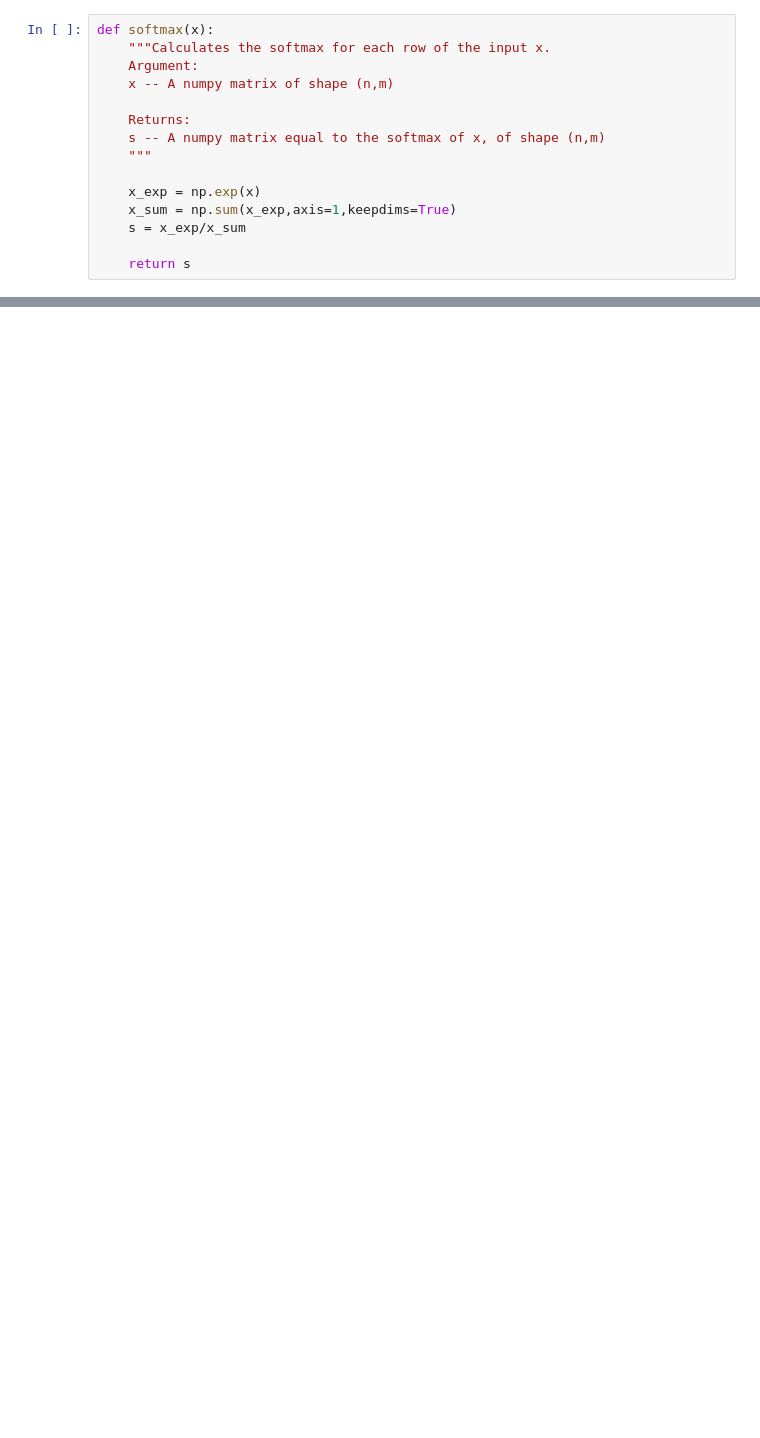
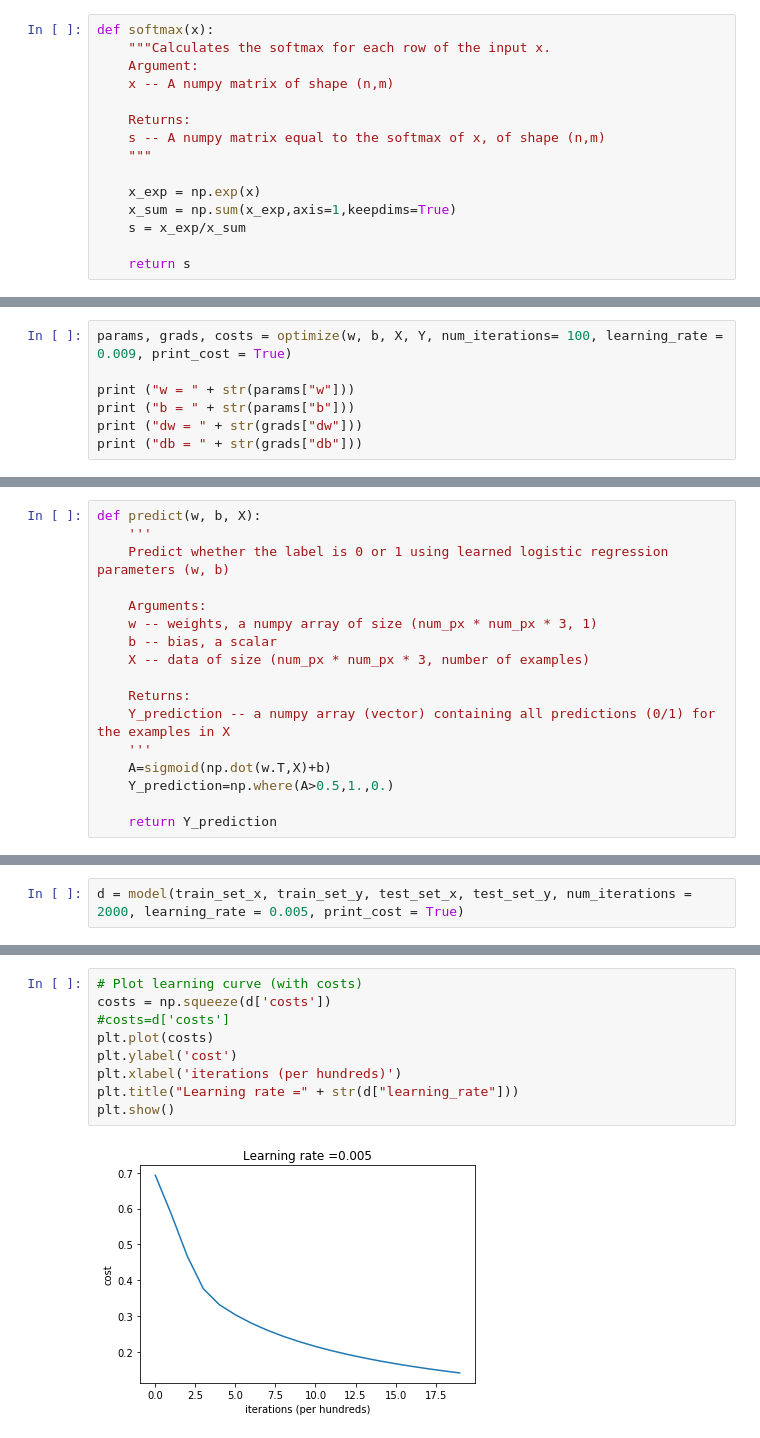
Before and after one commit to as32608/deep_learning_practice, a Jupyter notebook: Deep Learning Practice.ipynb, the cells around one changed output, grey strips where cells are left out. Drawn from its saved outputs; the diff is of its cells as text; blank space fills up the shorter version.

```diff
--- a/Deep Learning Practice.ipynb
+++ b/Deep Learning Practice.ipynb
@@ -189,0 +413,7 @@ def L2(yhat, y):
+# %%
+params, grads, costs = optimize(w, b, X, Y, num_iterations= 100, learning_rate = 0.009, print_cost = True)
+
+print ("w = " + str(params["w"]))
+print ("b = " + str(params["b"]))
+print ("dw = " + str(grads["dw"]))
+print ("db = " + str(grads["db"]))
@@ -189,0 +434,17 @@ def L2(yhat, y):
+# %%
+def predict(w, b, X):
+    '''
+    Predict whether the label is 0 or 1 using learned logistic regression parameters (w, b)
+
+    Arguments:
+    w -- weights, a numpy array of size (num_px * num_px * 3, 1)
+    b -- bias, a scalar
+    X -- data of size (num_px * num_px * 3, number of examples)
+
+    Returns:
+    Y_prediction -- a numpy array (vector) containing all predictions (0/1) for the examples in X
+    '''
+    A=sigmoid(np.dot(w.T,X)+b)
+    Y_prediction=np.where(A>0.5,1.,0.)
+
+    return Y_prediction
@@ -189,0 +504,2 @@ def L2(yhat, y):
+# %%
+d = model(train_set_x, train_set_y, test_set_x, test_set_y, num_iterations = 2000, learning_rate = 0.005, print_cost = True)
@@ -189,0 +532,11 @@ def L2(yhat, y):
+# %%
+# Plot learning curve (with costs)
+costs = np.squeeze(d['costs'])
+#costs=d['costs']
+plt.plot(costs)
+plt.ylabel('cost')
+plt.xlabel('iterations (per hundreds)')
+plt.title("Learning rate =" + str(d["learning_rate"]))
+plt.show()
+# %% [output]
+[figure, added]
```
Also changed, not shown: parts of 28 cells of this notebook, 2 other files.
